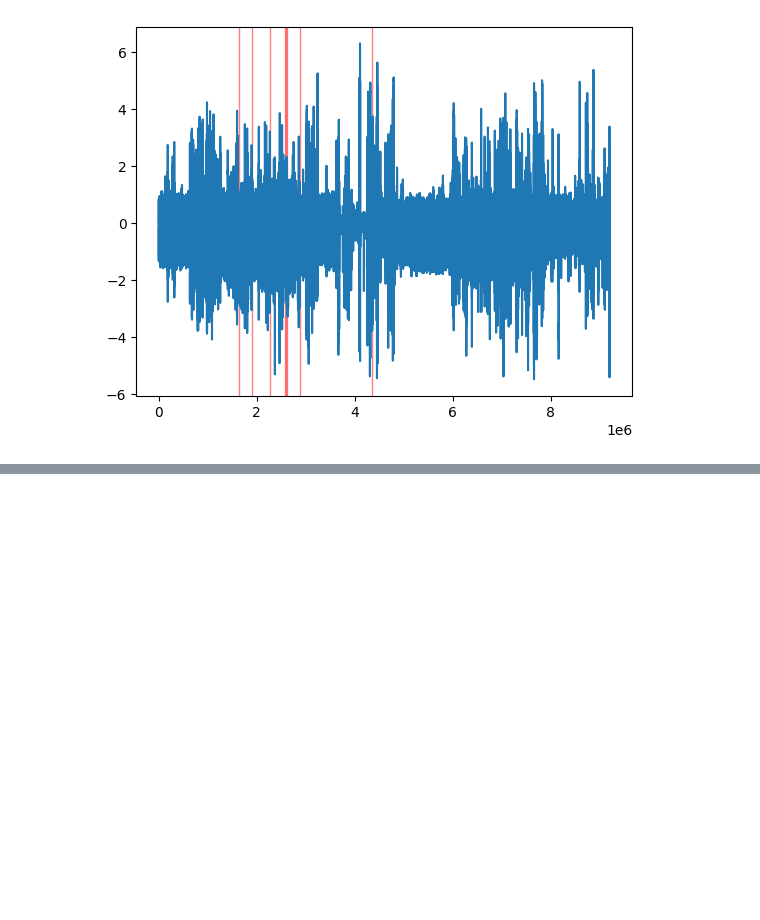
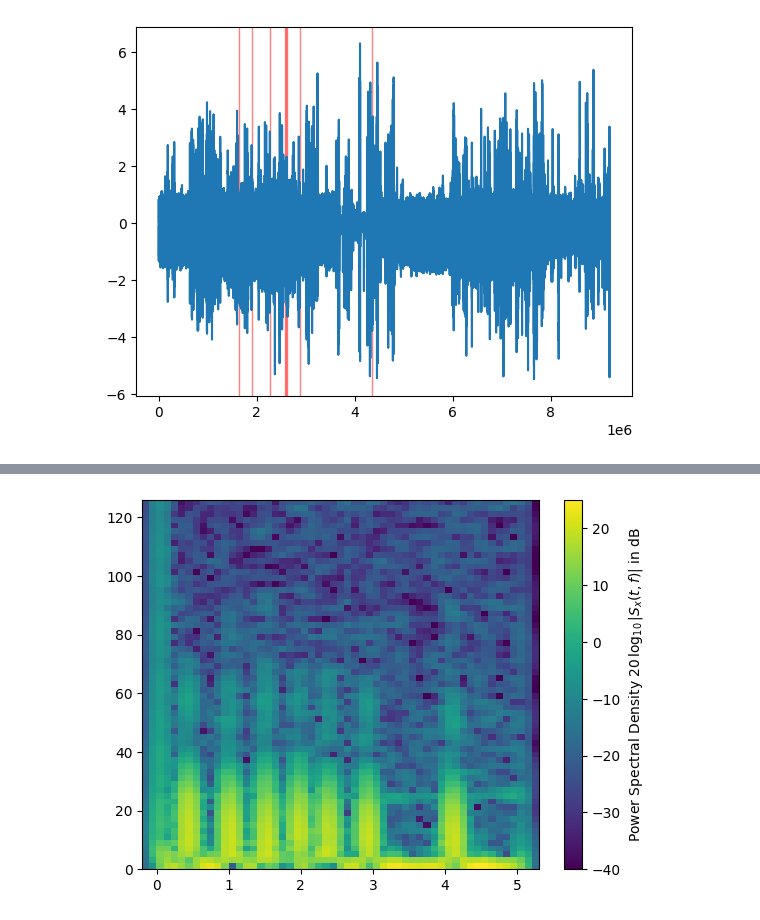
Before and after one commit to G1874/DNN_ECG, a Jupyter notebook: prototyping.ipynb, the cells around one changed output, grey strips where cells are left out. Cells and saved outputs as stored; diff of their text form; code cells hidden in the pictures; blank space fills up the shorter version.

```diff
--- a/prototyping.ipynb
+++ b/prototyping.ipynb
@@ -87,0 +166,18 @@ plt.show();
+# %%
+from scipy.signal.windows import hamming
+
+w_N = 125
+w = hamming(w_N, True)
+
+SFT = ShortTimeFFT(w, w_N//5, fs)
+Sx2 = SFT.spectrogram(slice)
+Sx_dB = 10 * np.log10(np.fmax(Sx2, 1e-4))
+
+fig, ax = plt.subplots()
+im = ax.imshow(Sx_dB, origin='lower', aspect='auto',
+               extent=SFT.extent(N), cmap='viridis')
+fig.colorbar(im, label='Power Spectral Density ' +
+              r"$20\,\log_{10}|S_x(t, f)|$ in dB");
+plt.show()
+# %% [output]
+[figure, added]
```
Also changed, not shown: parts of 6 cells of this notebook.
